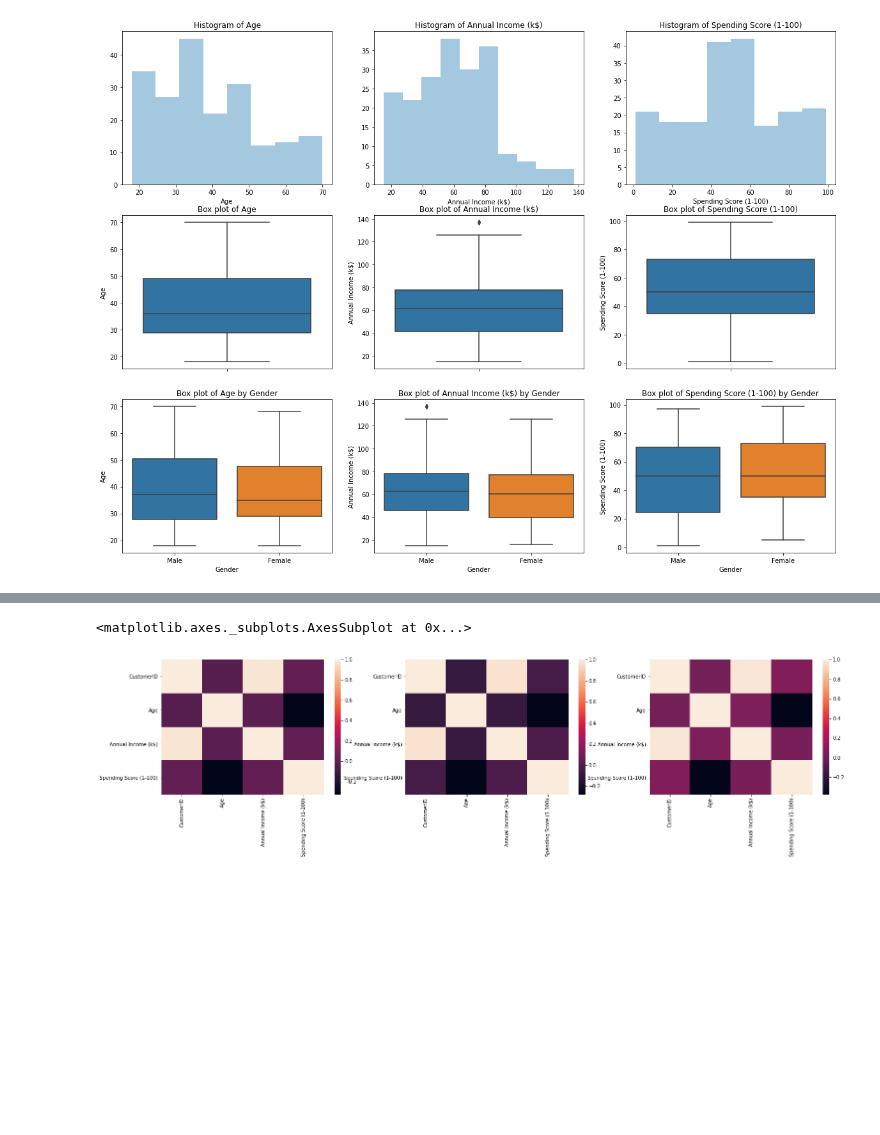
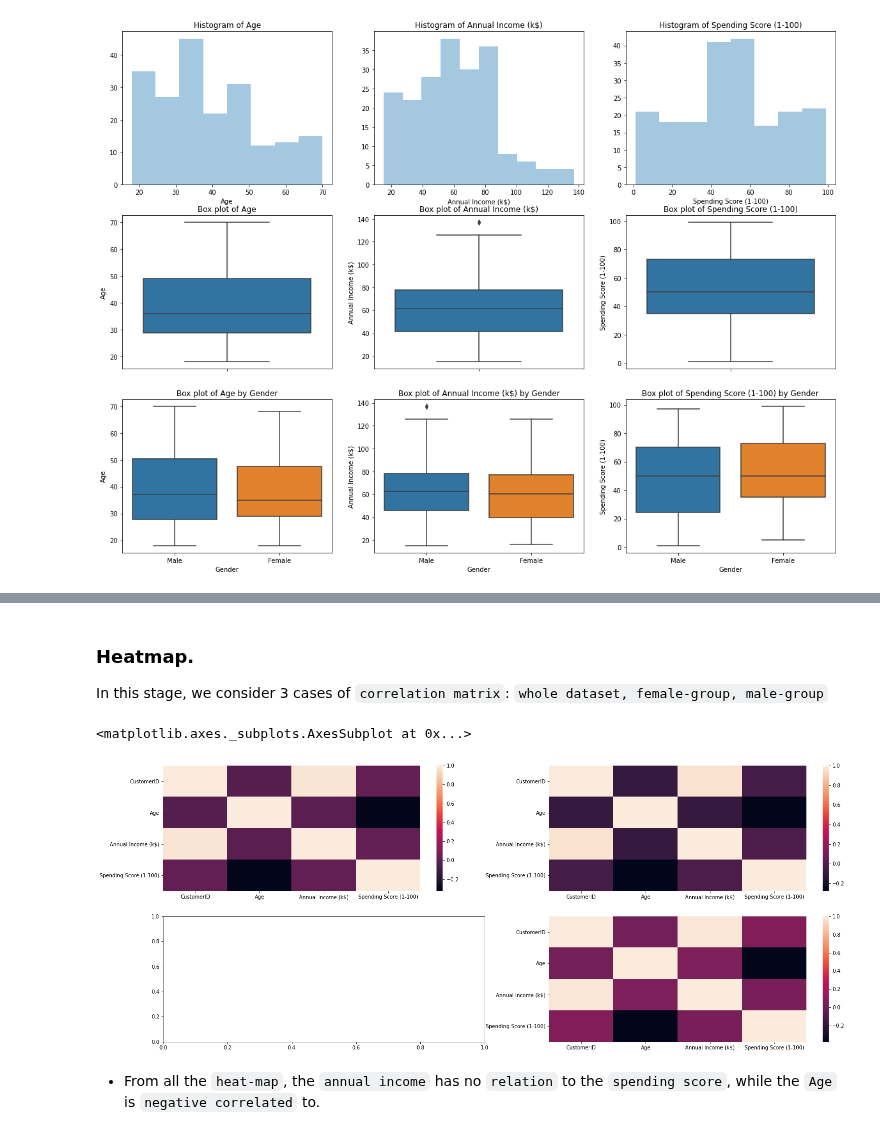
Before and after one commit to NhanDoV/Lectures_notes-teaching-in-VN-, a Jupyter notebook: Statistics/Discussions/Big_data_segmentation/introduction-to-segmentation-problem.ipynb, the cells around one changed output, grey strips where cells are left out. Drawn from its saved outputs; the diff is of its cells as text; code cells hidden in the pictures; blank space fills up the shorter version.

```diff
--- a/Statistics/Discussions/Big_data_segmentation/introduction-to-segmentation-problem.ipynb
+++ b/Statistics/Discussions/Big_data_segmentation/introduction-to-segmentation-problem.ipynb
@@ -102,13 +118,16 @@ for k in range(3):
+# %% [markdown]
+### Heatmap.
+In this stage, we consider 3 cases of `correlation matrix`: `whole dataset, female-group, male-group`
 # %%
 corr_mat_all = mall.corr()
 corr_mat_M = mall[mall['Gender'] == 'Male'].corr()
 corr_mat_F = mall[mall['Gender'] == 'Female'].corr()
 
-fig, ax = plt.subplots(nrows = 1, ncols = 3, figsize = (25, 5))
+fig, ax = plt.subplots(nrows = 2, ncols = 2, figsize = (25, 10))
 ax = ax.ravel()
 sns.heatmap(corr_mat_all, ax = ax[0])
 sns.heatmap(corr_mat_M, ax = ax[1])
-sns.heatmap(corr_mat_F, ax = ax[2])
+sns.heatmap(corr_mat_F, ax = ax[3])
 # %% [output]
 <matplotlib.axes._subplots.AxesSubplot at 0x...>
-[figure, old version]
+[figure, new version]
@@ -116,0 +134,2 @@ import cv2
+# %% [markdown]
+- From all the `heat-map`, the `annual income` has no `relation` to the `spending score`, while the `Age` is `negative correlated` to.
```
Also changed, not shown: parts of 11 cells of this notebook.
